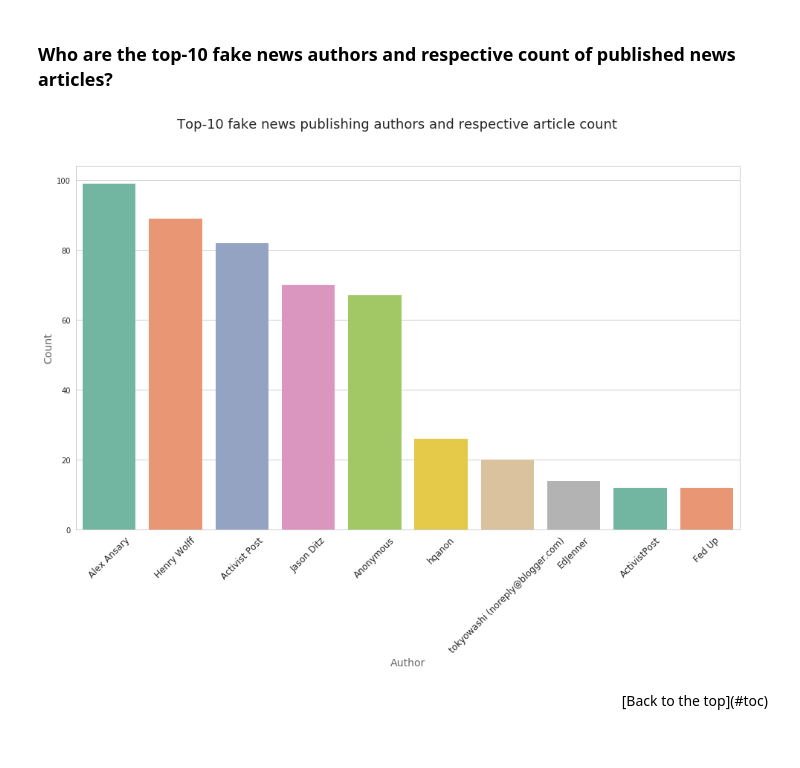
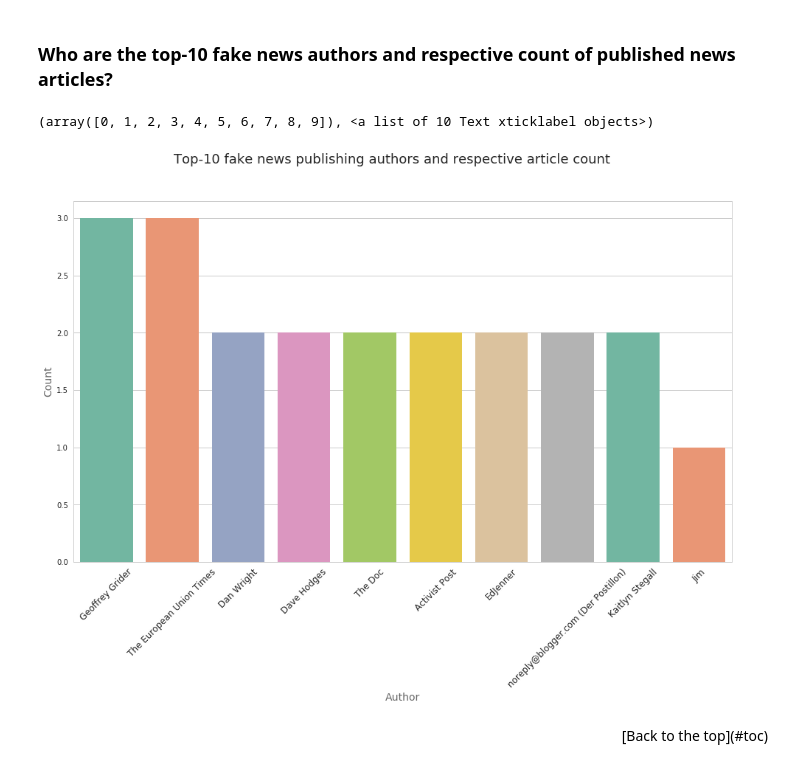
Before and after one commit to swamichandra/AnalyzeFakeNews, a Jupyter notebook: Analyze Fake News with Watson NLU.ipynb, the cells around one changed output. Saved outputs shown, nothing was run; the diff lists cells and outputs as text; code cells hidden in the pictures.

```diff
--- a/Analyze Fake News with Watson NLU.ipynb
+++ b/Analyze Fake News with Watson NLU.ipynb
@@ -86,36 +89,30 @@ Let's go out and try to find the answers and insights to the following questions
 # %%
-# Import the packages including the Watson Developer Cloud Python SDK libs
-import pandas as pd
-import numpy as np
-
 import datetime
 import json
+import numpy as np
+import operator
+import pandas as pd
+import random
+import requests
+import string
 import sys
 from os.path import join, dirname
 from wordcloud import WordCloud, STOPWORDS
 from io import StringIO
-import requests
-import string
-import operator
 from functools import reduce
-import random
 
+# Import the packages including the Watson Developer Cloud Python SDK libs
 import watson_developer_cloud
 from watson_developer_cloud import NaturalLanguageUnderstandingV1
 from watson_developer_cloud.natural_language_understanding_v1 import Features, EntitiesOptions, KeywordsOptions, EmotionOptions, SentimentOptions
-from watson_developer_cloud import NaturalLanguageUnderstandingV1
 
+# Import all the visualization libs
 %matplotlib inline
 import matplotlib.pyplot as plt
-import matplotlib
-matplotlib.style.use('ggplot')
-
+import matplotlib.ticker as ticker
+matplotlib.style.use('seaborn-pastel')
 import seaborn as sns
-
 import pixiedust
-#jarPath = "https://github.com/ibm-cds-labs/spark.samples/raw/master/dist/streaming-twitter-assembly-1.6.jar"
-#pixiedust.installPackage(jarPath)
-#import pixiedust display module
 from pixiedust.display import *
 
 # hide all warnings
@@ -161,0 +160,5 @@ df_data_fake_orig.head(2)
+# %%
+__NUMBER_OF_CSV_RECORDS_TO_READ = 100
+# %%
+random_rows = np.random.choice(df_data_fake_orig.index.values, __NUMBER_OF_CSV_RECORDS_TO_READ)
+df_data_fake_orig = df_data_fake_orig.ix[random_rows]
@@ -285,21 +287,20 @@ plt.legend(bbox_to_anchor=(1.05, 1), loc=2, borderaxespad=0.)
 # %%
 sns.set(style="whitegrid", color_codes=True)
 fig, ax = plt.subplots()
 
 sns.countplot(x="author", palette="Set2",
               data=df_data_fake_orig,
               order=df_data_fake_orig['author'].value_counts().iloc[:10].index)
 
 # set the chart title, size and axis labels
 fig.set_size_inches(16, 9)
 fig.suptitle('Top-10 fake news publishing authors and respective article count', fontsize=18)
 ax.set_xlabel("Author", size=14, alpha=0.7)
 ax.set_ylabel("Count", size=14, alpha=0.7)
 plt.xticks(rotation=45, fontsize=12)
-# Legend outside of the fig
-plt.legend(bbox_to_anchor=(1.05, 1), loc=2, borderaxespad=0.)
 # %% [output]
+(array([0, 1, 2, 3, 4, 5, 6, 7, 8, 9]), <a list of 10 Text xticklabel objects>)
-[figure, old version]
+[figure, new version]
 # %% [markdown]
 <div style="text-align: right">[Back to the top](#toc)</div>
 # %% [markdown]
```
Also changed, not shown: parts of 41 cells of this notebook.
